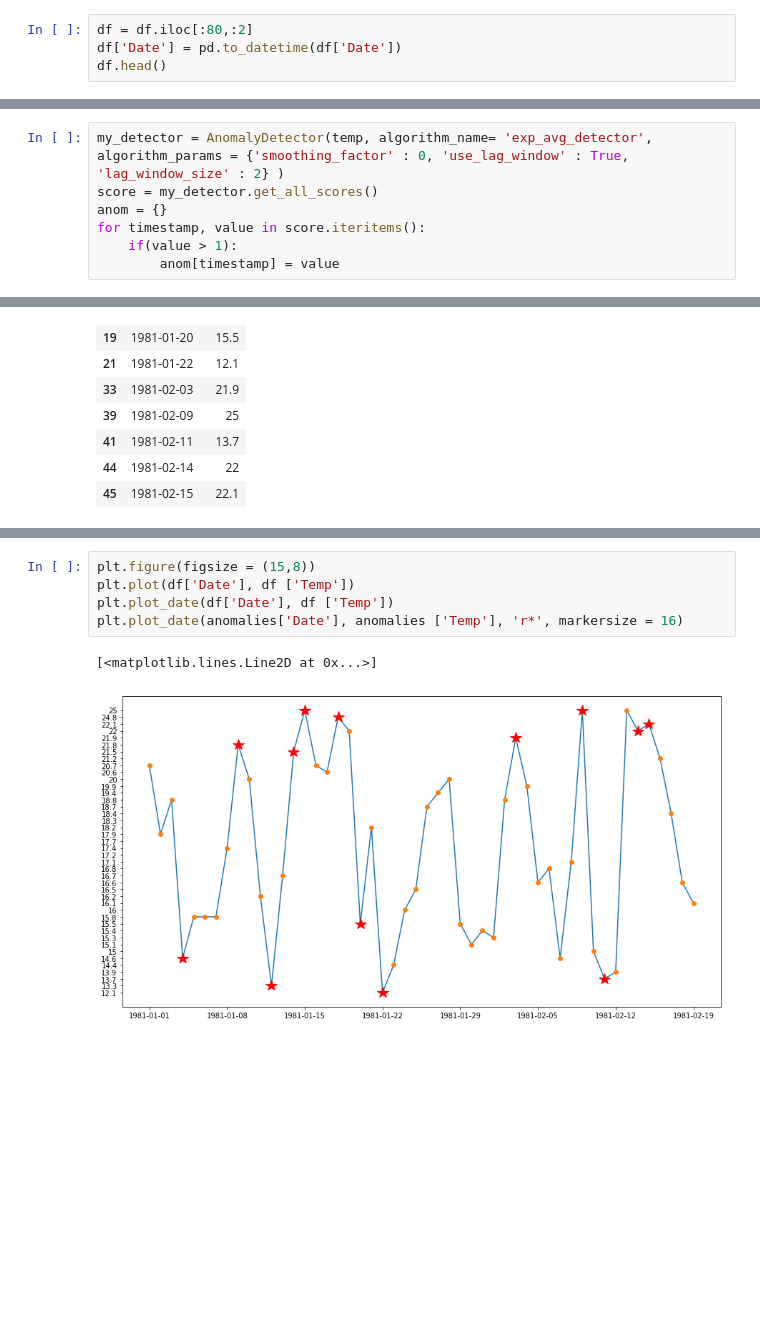
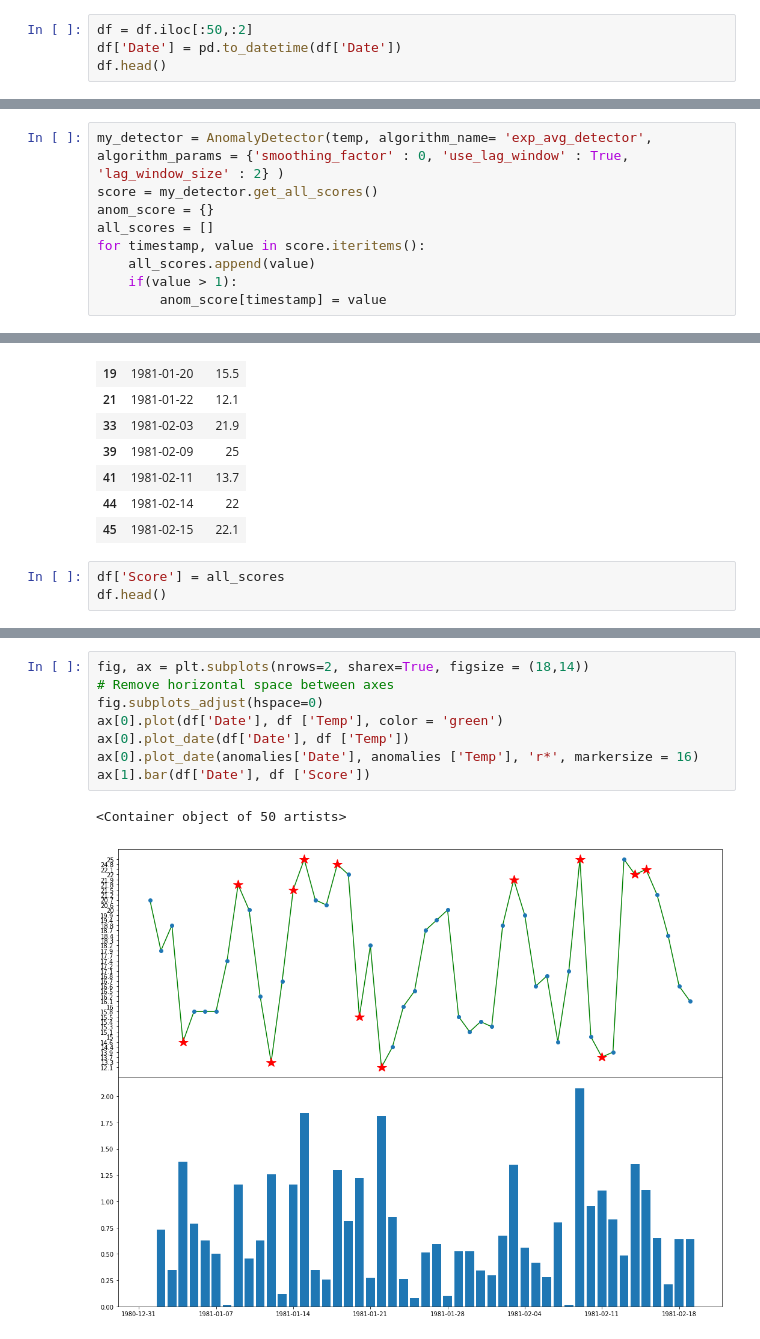
Before and after one commit to marcomiglionico94/Machine-Learning, a Jupyter notebook: Anomaly Detection/Luminon Anomaly Detection.ipynb, the cells around one changed output, grey strips where cells are left out. Drawn from its saved outputs; the diff is of its cells as text; blank space fills up the shorter version.

Commit message:
Added scores bar plot

```diff
--- a/Anomaly Detection/Luminon Anomaly Detection.ipynb
+++ b/Anomaly Detection/Luminon Anomaly Detection.ipynb
@@ -14,7 +17,7 @@ df.head()
 | 3 | 1/4/1981 | 14.6 | NaN |
 | 4 | 1/5/1981 | 15.8 | NaN |
 # %%
-df = df.iloc[:80,:2]
+df = df.iloc[:50,:2]
 df['Date'] = pd.to_datetime(df['Date'])
 df.head()
 # %% [output]
@@ -36,7 +39,9 @@ temp = df['Temp'].to_dict()
 # %%
 my_detector = AnomalyDetector(temp, algorithm_name= 'exp_avg_detector', algorithm_params = {'smoothing_factor' : 0, 'use_lag_window' : True, 'lag_window_size' : 2} )
 score = my_detector.get_all_scores()
-anom = {}
+anom_score = {}
+all_scores = []
 for timestamp, value in score.iteritems():
+    all_scores.append(value)
     if(value > 1):
-        anom[timestamp] = value
+        anom_score[timestamp] = value
@@ -74,3 +79,6 @@ anomalies
 | 41 | 1981-02-11 | 13.7 |
 | 44 | 1981-02-14 | 22 |
 | 45 | 1981-02-15 | 22.1 |
+# %%
+df['Score'] = all_scores
+df.head()
@@ -77,8 +92,11 @@ anomalies
 # %%
-plt.figure(figsize = (15,8))
-plt.plot(df['Date'], df ['Temp'])
-plt.plot_date(df['Date'], df ['Temp'])
-plt.plot_date(anomalies['Date'], anomalies ['Temp'], 'r*', markersize = 16)
+fig, ax = plt.subplots(nrows=2, sharex=True, figsize = (18,14))
+# Remove horizontal space between axes
+fig.subplots_adjust(hspace=0)
+ax[0].plot(df['Date'], df ['Temp'], color = 'green')
+ax[0].plot_date(df['Date'], df ['Temp'])
+ax[0].plot_date(anomalies['Date'], anomalies ['Temp'], 'r*', markersize = 16)
+ax[1].bar(df['Date'], df ['Score'])
 # %% [output]
-[<matplotlib.lines.Line2D at 0x...>]
+<Container object of 50 artists>
-[figure, old version]
+[figure, new version]
```
Also changed, not shown: parts of 4 cells of this notebook.
